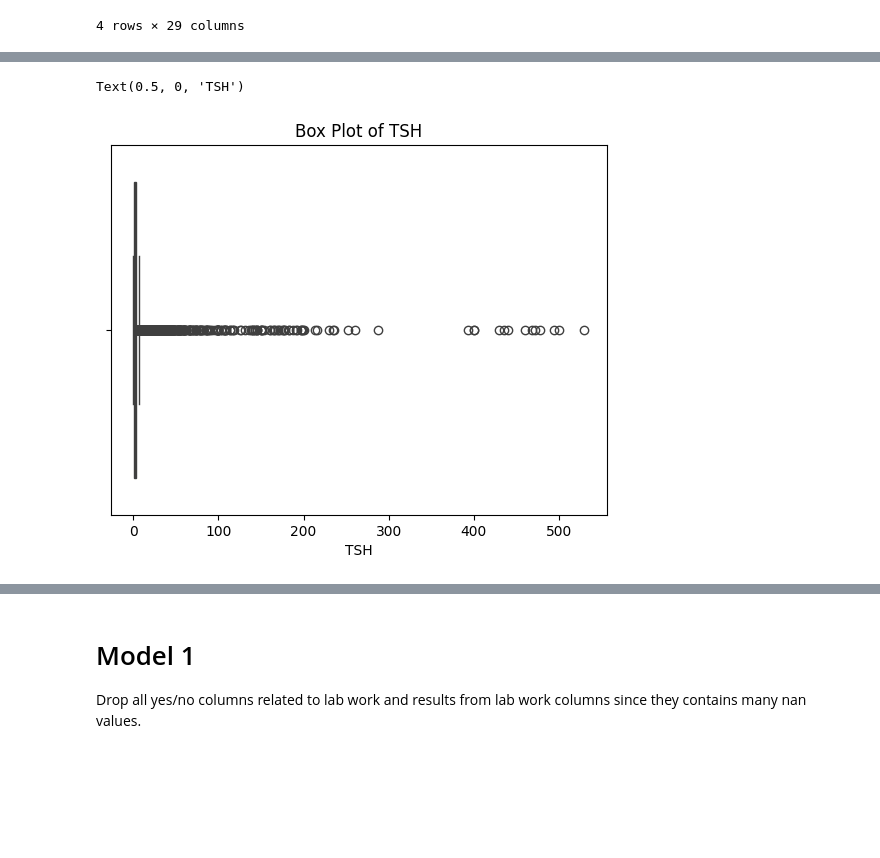
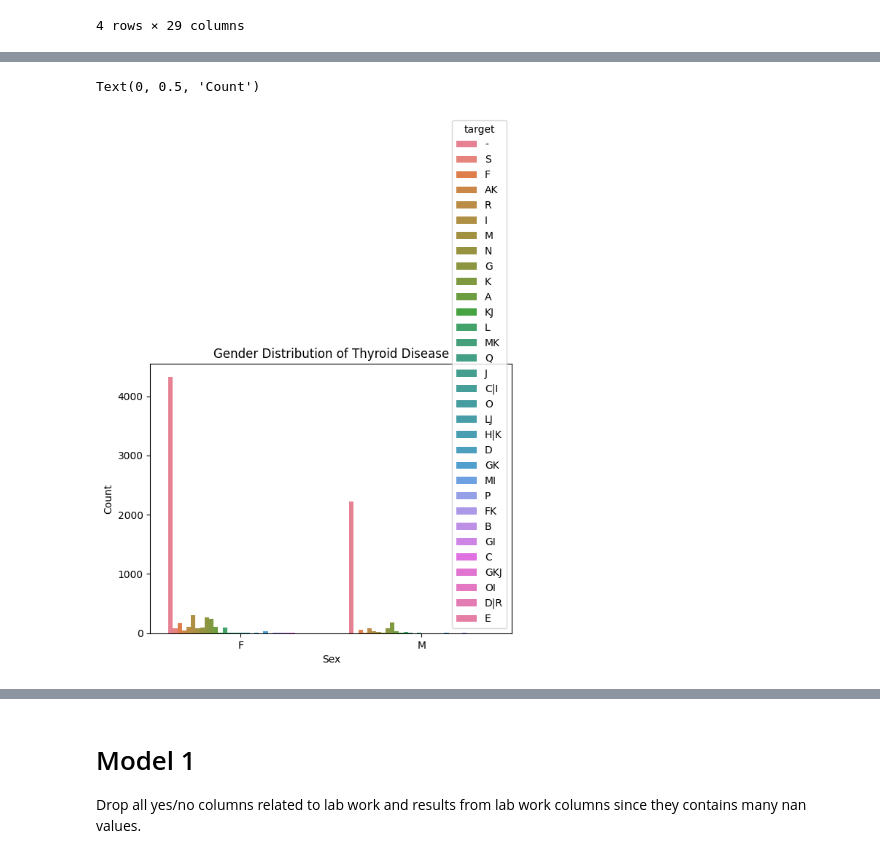
Before and after one commit to sangtr-n/Math189-FinalProject, a Jupyter notebook: ProjectThyroid_C10.ipynb, the cells around one changed output, grey strips where cells are left out. Drawn from its saved outputs; the diff is of its cells as text; code cells hidden in the pictures; blank space fills up the shorter version.

```diff
--- a/ProjectThyroid_C10.ipynb
+++ b/ProjectThyroid_C10.ipynb
@@ -237,6 +236,9 @@ df.drop(columns=['patient_id'], inplace=True)
 # %%
 # drop referral_source columns
 df.drop(columns=['referral_source'], inplace=True)
+# %%
+# convert to categorical variables
+df['sex'] = df['sex'].astype('category')
 # %%
 df.replace({'t': 1, 'f': 0}, inplace=True)
 # %%
@@ -347,7 +383,8 @@ Text(0.5, 0, 'Age')
 # %%
-sns.boxplot(x=df['TSH'])
-plt.title('Box Plot of TSH')
-plt.xlabel('TSH')
+sns.countplot(x='sex', hue='target', data=df)
+plt.title('Gender Distribution of Thyroid Disease')
+plt.xlabel('Sex')
+plt.ylabel('Count')
 # %% [output]
-Text(0.5, 0, 'TSH')
+Text(0, 0.5, 'Count')
-[figure, old version]
+[figure, new version]
```
Also changed, not shown: parts of 17 cells of this notebook.
